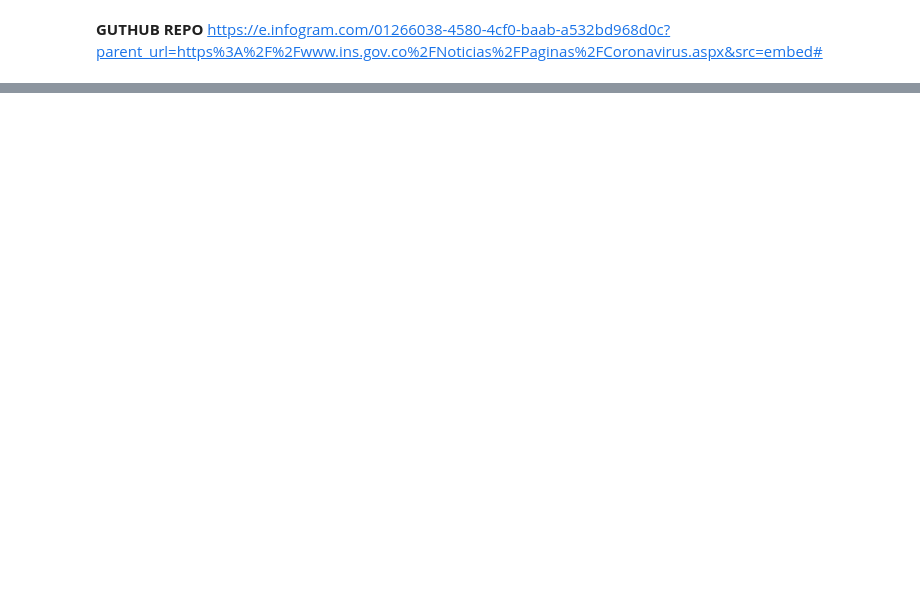
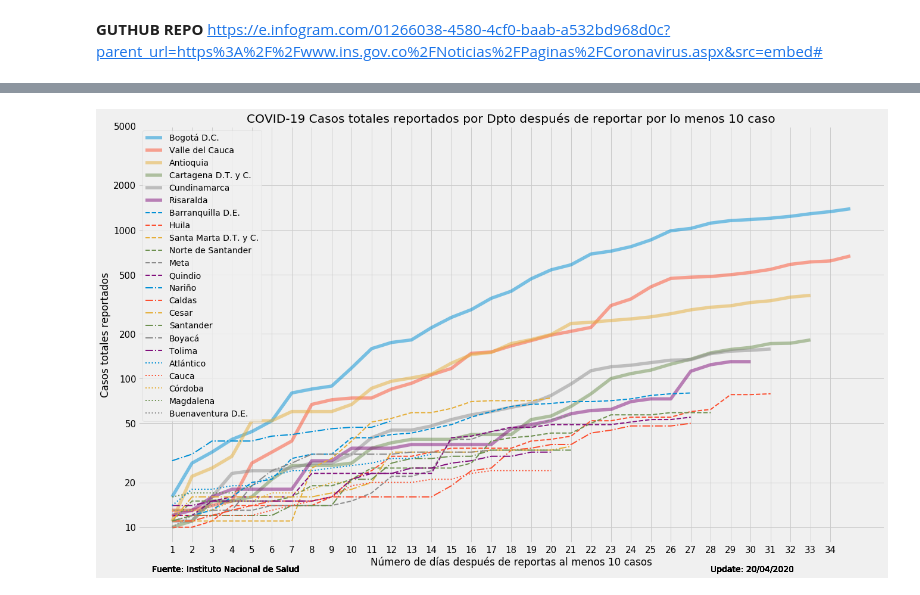
Before and after one commit to cvelas31/resources, a Jupyter notebook: covid/cities_colombia.ipynb, the cells around one changed output, grey strips where cells are left out. Saved outputs shown, nothing was run; the diff lists cells and outputs as text; code cells hidden in the pictures; blank space fills up the shorter version.

```diff
--- a/covid/cities_colombia.ipynb
+++ b/covid/cities_colombia.ipynb
@@ -229,0 +63,2 @@ plot_history(total_cases, low_cases=1, high_cases=1000, max_periods=33)
+# %%
+df['edad'] = df['edad'].astype(str)
@@ -229,0 +70,2 @@ plot_history(total_cases, low_cases=1, high_cases=1000, max_periods=33)
+# %%
+df['activos'] = ~df['atenci_n'].isin(['Recuperado', 'Fallecido'])
@@ -229,0 +76,7 @@ plot_history(total_cases, low_cases=1, high_cases=1000, max_periods=33)
+# %%
+total_cases = df.groupby(["departamento", "Fecha"])['edad'].count()\
+                    .groupby(level=[0]).cumsum().to_frame().rename(columns={'edad': 'Casos Totales'})
+total_cases = total_cases.sort_index(level=[0, 1])
+total_cases = total_cases.unstack(1).fillna(method='ffill', axis=1)
+total_cases = total_cases.sort_values(by=total_cases.columns[-1], ascending=False)
+total_cases.head(10)
@@ -229,0 +143,5 @@ plot_history(total_cases, low_cases=1, high_cases=1000, max_periods=33)
+# %%
+names_to_plot = []
+for per_name in total_cases.index.tolist()[:23]:
+    if per_name not in names_to_plot:
+        names_to_plot.append(per_name)
@@ -229,0 +192,4 @@ plot_history(total_cases, low_cases=1, high_cases=1000, max_periods=33)
+# %%
+plot_history(total_cases, low_cases=10, high_cases=2000, max_periods=35)
+# %% [output]
+[figure, added]
```
Also changed, not shown: parts of 42 cells of this notebook, 2 other files.
